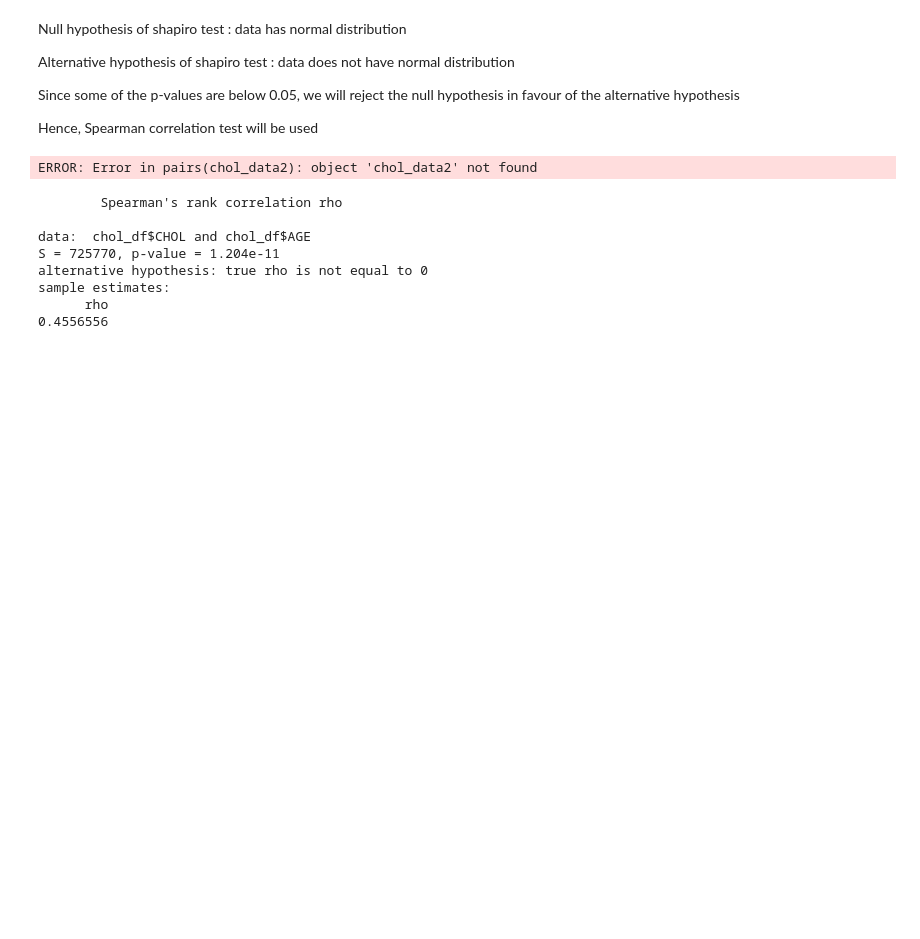
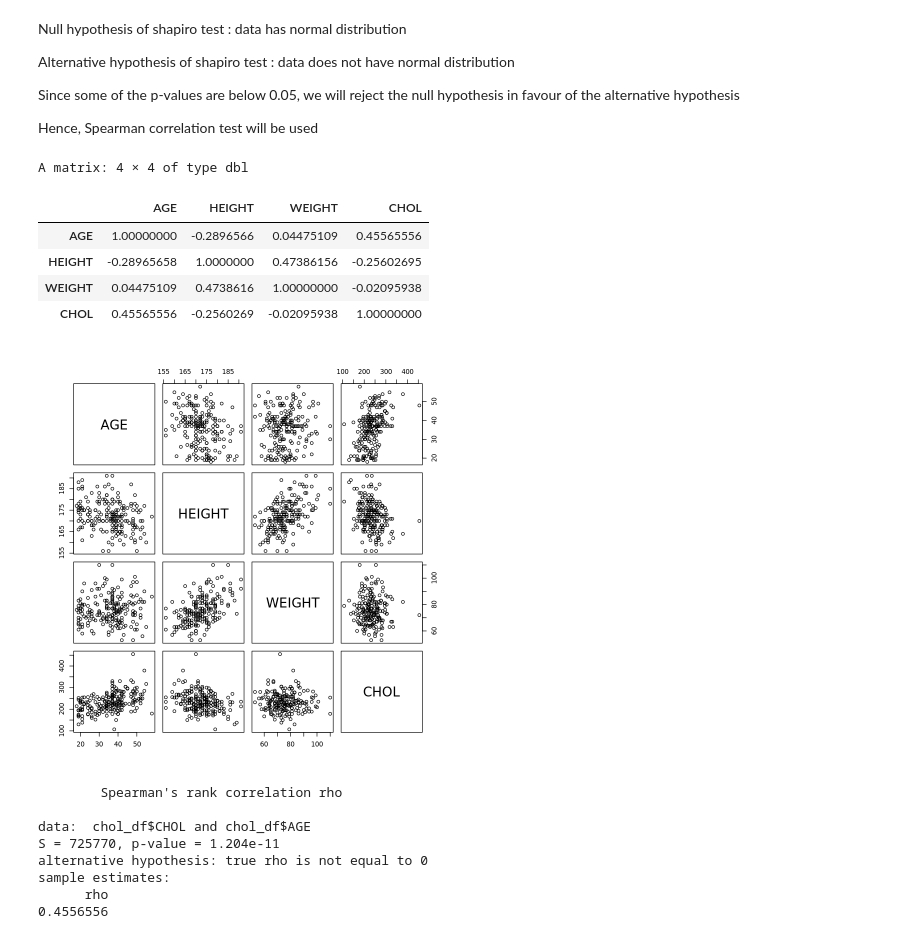
Before and after one commit to asouzujoseph/Univariate-statistical-data-analysis, a Jupyter notebook: Linear_regression/cholesterol_level.ipynb, the cells around one changed output. Saved outputs shown, nothing was run; the diff lists cells and outputs as text; code cells hidden in the pictures; blank space fills up the shorter version.

```diff
--- a/Linear_regression/cholesterol_level.ipynb
+++ b/Linear_regression/cholesterol_level.ipynb
@@ -65,11 +65,17 @@ Since some of the p-values are below 0.05, we will reject the null hypothesis in
 Hence, Spearman correlation test will be used
 # %%
 # Use spearman correlation test because the data is not normally distributed
-pairs(chol_data2)
+pairs(chol_df)
 chol_cor <- cor(chol_df, method = "spearman")
 chol_cor
 # %% [output]
-ERROR: Error in pairs(chol_data2): object 'chol_data2' not found
+A matrix: 4 × 4 of type dbl
+|  | AGE | HEIGHT | WEIGHT | CHOL |
+| AGE | 1.00000000 | -0.2896566 | 0.04475109 | 0.45565556 |
+| HEIGHT | -0.28965658 | 1.0000000 | 0.47386156 | -0.25602695 |
+| WEIGHT | 0.04475109 | 0.4738616 | 1.00000000 | -0.02095938 |
+| CHOL | 0.45565556 | -0.2560269 | -0.02095938 | 1.00000000 |
+[figure, added]
 # %%
 cor.test(chol_df$CHOL, chol_df$AGE, method = "spearman",  exact=F)
 # %% [output]
```
Also changed, not shown: parts of 2 cells of this notebook.
